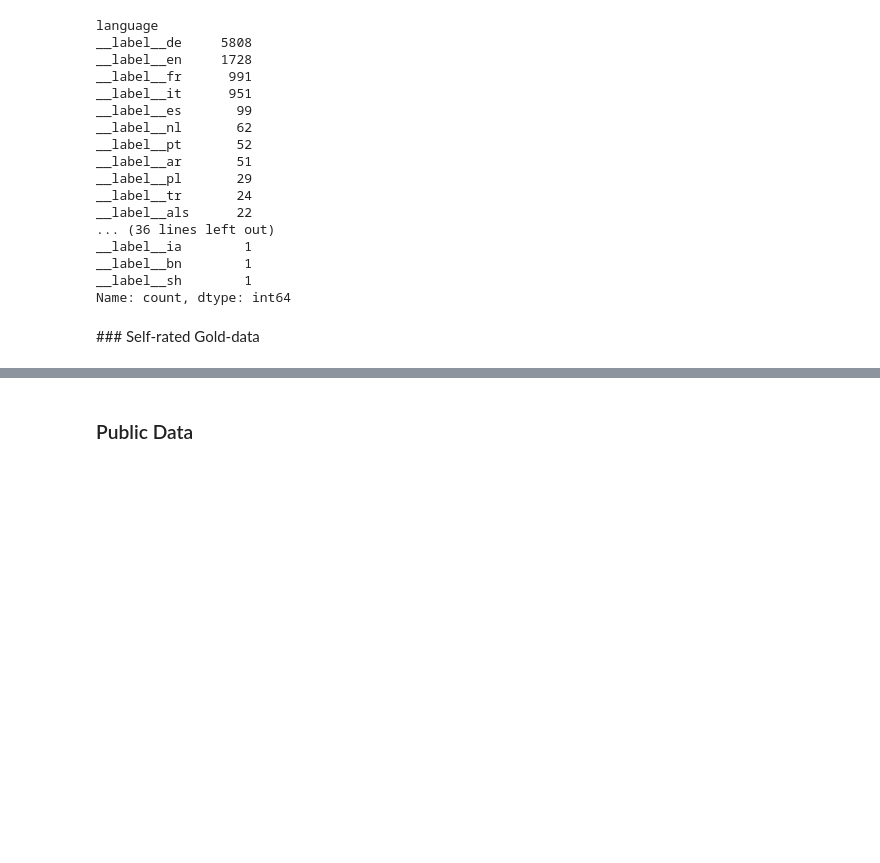
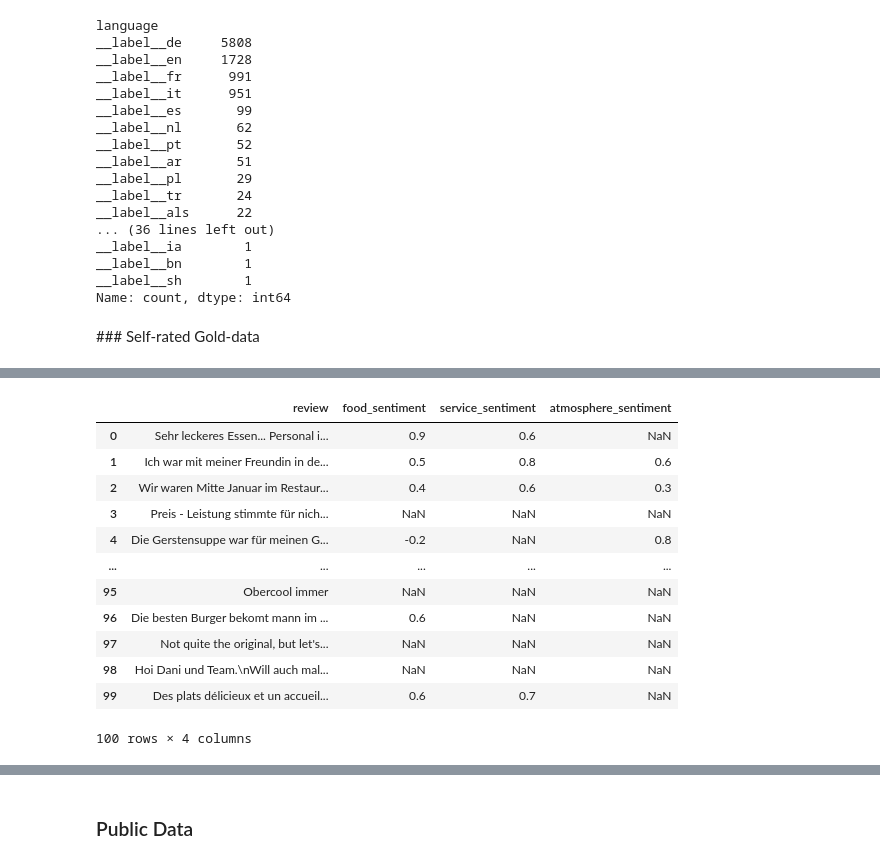
Before and after one commit to targetsm/google_reviews_sentiment, a Jupyter notebook: notebook.ipynb, the cells around one changed output, grey strips where cells are left out. Drawn from its saved outputs; the diff is of its cells as text; code cells hidden in the pictures; blank space fills up the shorter version.

```diff
--- a/notebook.ipynb
+++ b/notebook.ipynb
@@ -126,0 +126,17 @@ gold_df
+# %%
+gold_df_full = pd.read_csv("data/gold_annotated.csv")
+gold_df_full
+# %% [output]
+|  | review | food_sentiment | service_sentiment | atmosphere_sentiment |
+| 0 | Sehr leckeres Essen... Personal i... | 0.9 | 0.6 | NaN |
+| 1 | Ich war mit meiner Freundin in de... | 0.5 | 0.8 | 0.6 |
+| 2 | Wir waren Mitte Januar im Restaur... | 0.4 | 0.6 | 0.3 |
+| 3 | Preis - Leistung stimmte für nich... | NaN | NaN | NaN |
+| 4 | Die Gerstensuppe war für meinen G... | -0.2 | NaN | 0.8 |
+| ... | ... | ... | ... | ... |
+| 95 | Obercool immer | NaN | NaN | NaN |
+| 96 | Die besten Burger bekomt mann im ... | 0.6 | NaN | NaN |
+| 97 | Not quite the original, but let's... | NaN | NaN | NaN |
+| 98 | Hoi Dani und Team.\nWill auch mal... | NaN | NaN | NaN |
+| 99 | Des plats délicieux et un accueil... | 0.6 | 0.7 | NaN |
+100 rows × 4 columns
```
Also changed, not shown: parts of 22 cells of this notebook, 2 other files.
